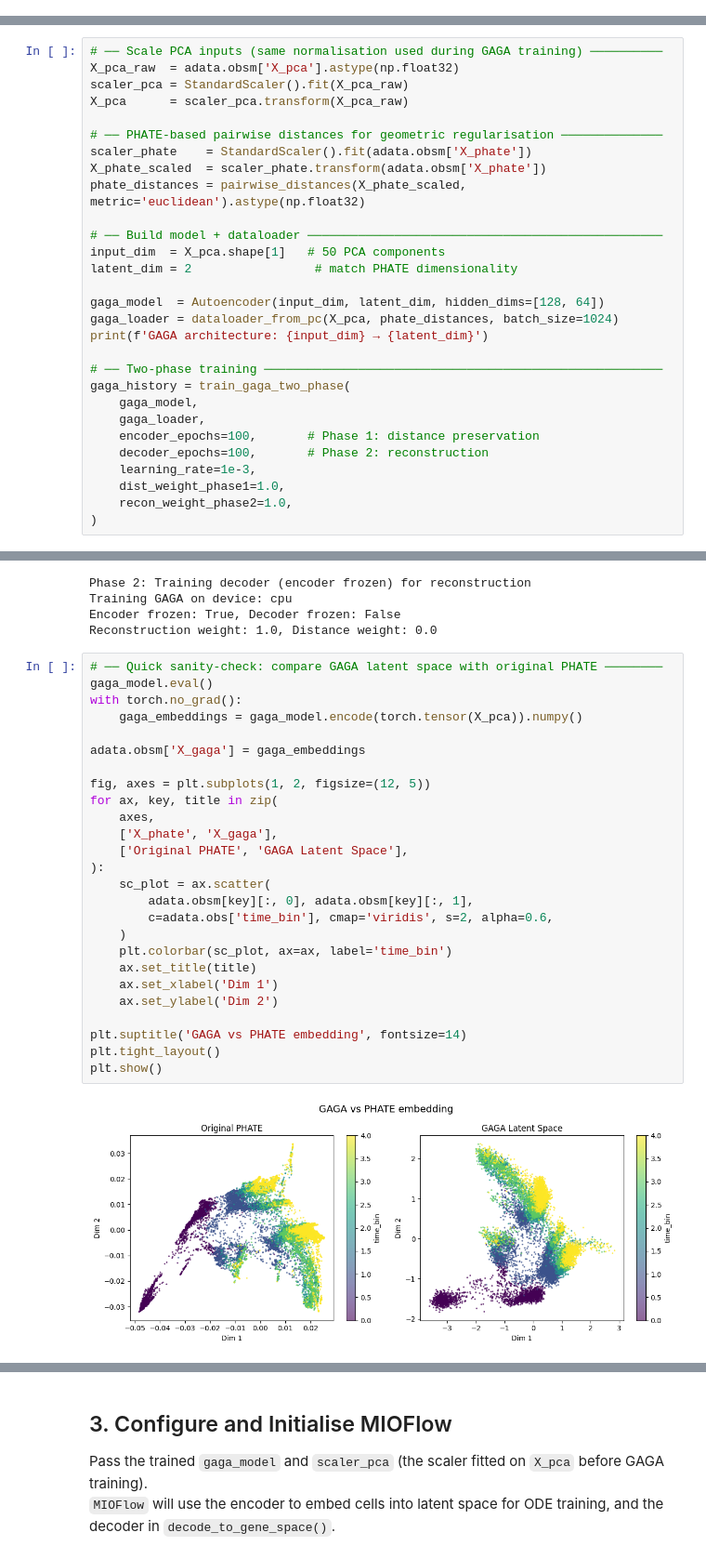
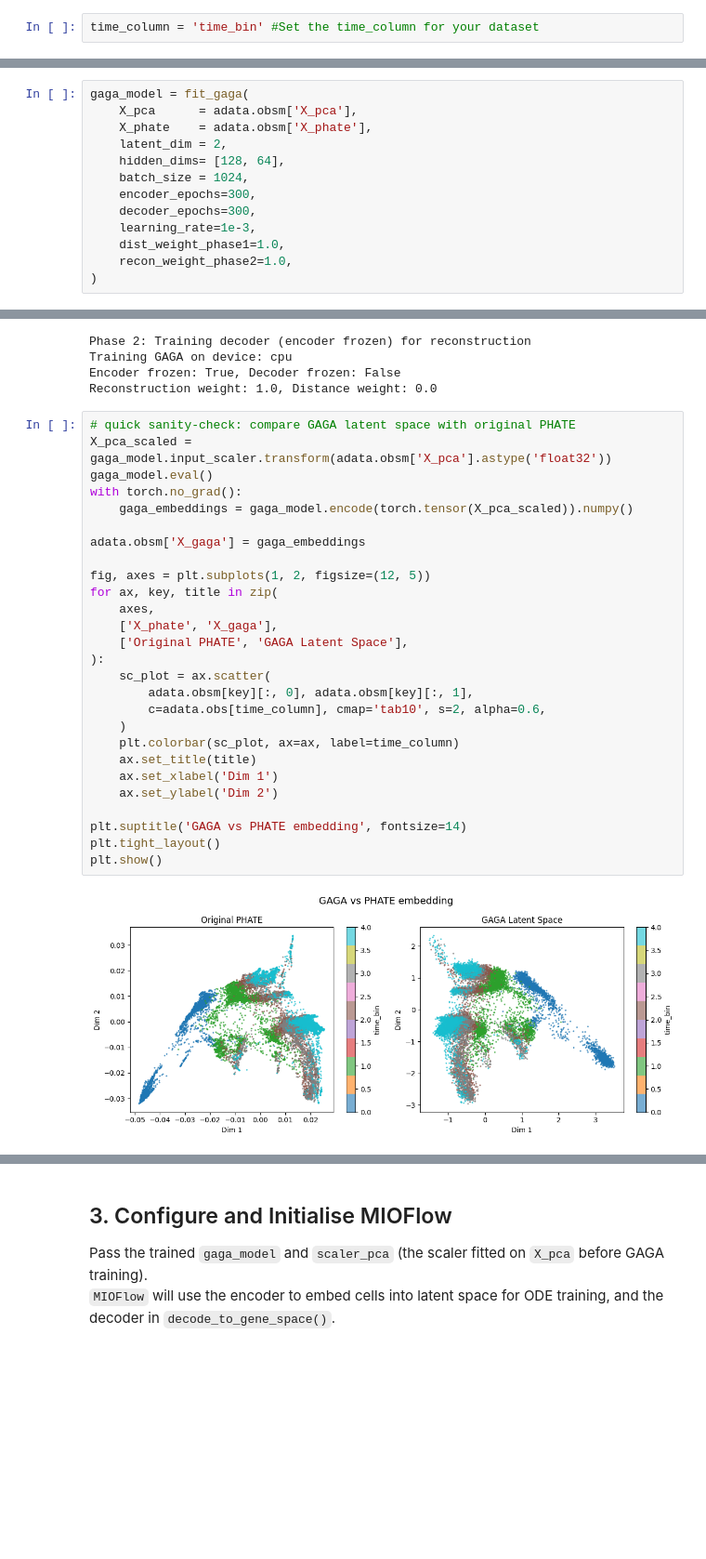
Before and after one commit to KrishnaswamyLab/MIOFlow, a Jupyter notebook: notebooks/2.01-EBD-vanilla.ipynb, the cells around one changed output, grey strips where cells are left out. Shown at 93% size. Drawn from its saved outputs; the diff is of its cells as text; blank space fills up the shorter version.

```diff
--- a/notebooks/2.01-EBD-vanilla.ipynb
+++ b/notebooks/2.01-EBD-vanilla.ipynb
@@ -38,6 +37,8 @@ AnnData object with n_obs × n_vars = 16826 × 17845
     uns: 'pca', 'timepoint_colors'
     obsm: 'X_pca', 'X_phate'
     varm: 'PCs'
+# %%
+time_column = 'time_bin' #Set the time_column for your dataset
 # %%
 fig, ax = plt.subplots(figsize=(6, 4))
 sns.scatterplot(
@@ -65,30 +66,14 @@ GAGA (`gaga.py`) trains a two-phase autoencoder on PCA embeddings, regularised b
 
 The resulting latent space is where the MIOFlow ODE will be trained.
 # %%
-# ── Scale PCA inputs (same normalisation used during GAGA training) ──────────
-X_pca_raw  = adata.obsm['X_pca'].astype(np.float32)
-scaler_pca = StandardScaler().fit(X_pca_raw)
-X_pca      = scaler_pca.transform(X_pca_raw)
-
-# ── PHATE-based pairwise distances for geometric regularisation ──────────────
-scaler_phate    = StandardScaler().fit(adata.obsm['X_phate'])
-X_phate_scaled  = scaler_phate.transform(adata.obsm['X_phate'])
-phate_distances = pairwise_distances(X_phate_scaled, metric='euclidean').astype(np.float32)
-
-# ── Build model + dataloader ─────────────────────────────────────────────────
-input_dim  = X_pca.shape[1]   # 50 PCA components
-latent_dim = 2                 # match PHATE dimensionality
-
-gaga_model  = Autoencoder(input_dim, latent_dim, hidden_dims=[128, 64])
-gaga_loader = dataloader_from_pc(X_pca, phate_distances, batch_size=1024)
-print(f'GAGA architecture: {input_dim} → {latent_dim}')
-
-# ── Two-phase training ───────────────────────────────────────────────────────
-gaga_history = train_gaga_two_phase(
-    gaga_model,
-    gaga_loader,
-    encoder_epochs=100,       # Phase 1: distance preservation
-    decoder_epochs=100,       # Phase 2: reconstruction
+gaga_model = fit_gaga(
+    X_pca      = adata.obsm['X_pca'],
+    X_phate    = adata.obsm['X_phate'],
+    latent_dim = 2,
+    hidden_dims= [128, 64],
+    batch_size = 1024,
+    encoder_epochs=300,
+    decoder_epochs=300,
     learning_rate=1e-3,
     dist_weight_phase1=1.0,
     recon_weight_phase2=1.0,
@@ -104,30 +89,31 @@ Training GAGA on device: cpu
 Encoder frozen: True, Decoder frozen: False
 Reconstruction weight: 1.0, Distance weight: 0.0
 # %%
-# ── Quick sanity-check: compare GAGA latent space with original PHATE ────────
+# quick sanity-check: compare GAGA latent space with original PHATE
+X_pca_scaled = gaga_model.input_scaler.transform(adata.obsm['X_pca'].astype('float32'))
 gaga_model.eval()
 with torch.no_grad():
-    gaga_embeddings = gaga_model.encode(torch.tensor(X_pca)).numpy()
+    gaga_embeddings = gaga_model.encode(torch.tensor(X_pca_scaled)).numpy()
 
 adata.obsm['X_gaga'] = gaga_embeddings
 
 fig, axes = plt.subplots(1, 2, figsize=(12, 5))
 for ax, key, title in zip(
     axes,
     ['X_phate', 'X_gaga'],
     ['Original PHATE', 'GAGA Latent Space'],
 ):
     sc_plot = ax.scatter(
         adata.obsm[key][:, 0], adata.obsm[key][:, 1],
-        c=adata.obs['time_bin'], cmap='viridis', s=2, alpha=0.6,
+        c=adata.obs[time_column], cmap='tab10', s=2, alpha=0.6,
     )
-    plt.colorbar(sc_plot, ax=ax, label='time_bin')
+    plt.colorbar(sc_plot, ax=ax, label=time_column)
     ax.set_title(title)
     ax.set_xlabel('Dim 1')
     ax.set_ylabel('Dim 2')
 
 plt.suptitle('GAGA vs PHATE embedding', fontsize=14)
 plt.tight_layout()
 plt.show()
 # %% [output]
-[figure, old version]
+[figure, new version]
```
Also changed, not shown: parts of 16 cells of this notebook, 9 other files.
